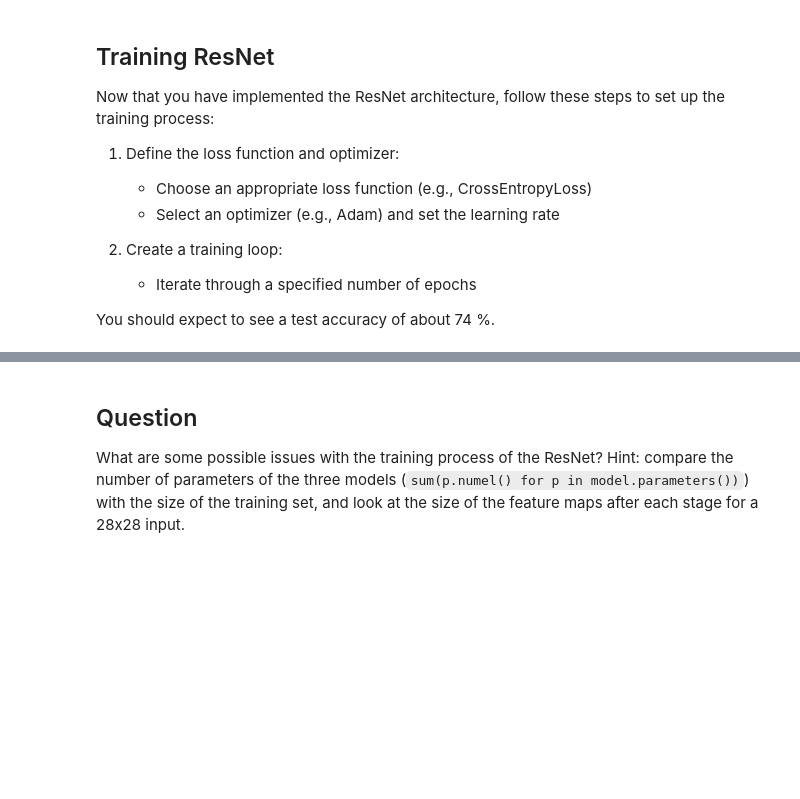
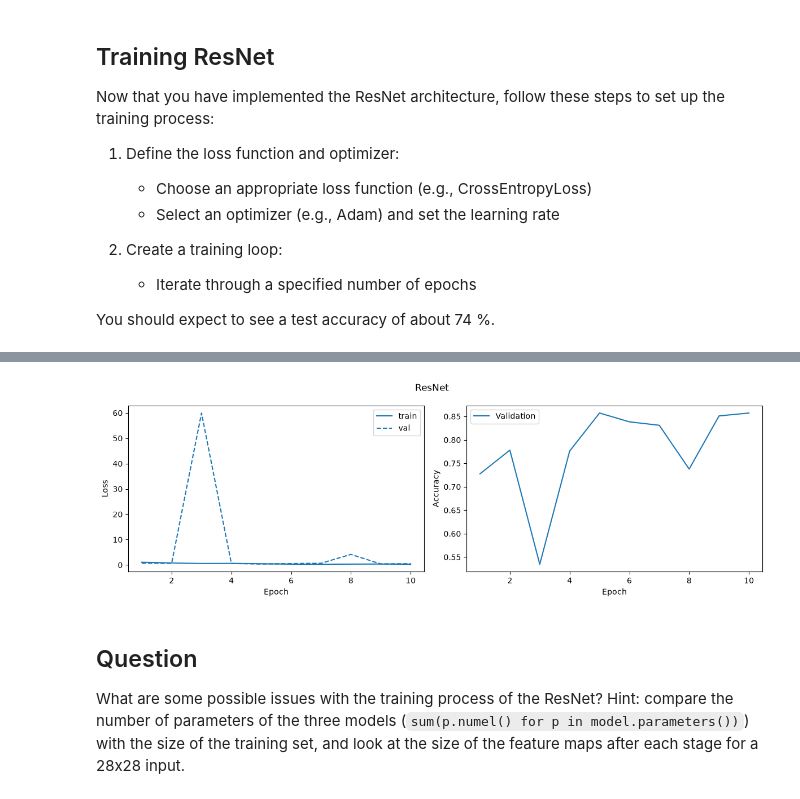
Before and after one commit to inesstsarah/cm2003_lab3, a Jupyter notebook: Convolutional architectures.ipynb, the cells around one changed output, grey strips where cells are left out. Drawn from its saved outputs; the diff is of its cells as text; code cells hidden in the pictures; blank space fills up the shorter version.

```diff
--- a/Convolutional architectures.ipynb
+++ b/Convolutional architectures.ipynb
@@ -355,8 +305,10 @@ You should expect to see a test accuracy of about 74 %.
 model = resnet.ResNet50(num_classes=11, in_channels=1)
 
 #TODO Define loss function and optimizer
-criterion = None
-optimizer = None
+criterion = nn.CrossEntropyLoss()
+#optimizer = None
+optimizer = optim.Adam(model.parameters(), lr=0.001)
+
 
 model.to(device)
 
@@ -375,5 +345,9 @@ print(f"Train Loss: {train_loss:.4f}, Train Accuracy: {train_accuracy:.4f}")
 # %%
 # TODO: plot the loss curves and validation accuracy (you can use plot_results)
+# Plot the loss curves and validation accuracy
+plot_results(results, title='ResNet')
+# %% [output]
+[figure, added]
 # %% [markdown]
 ## Question
 What are some possible issues with the training process of the ResNet? Hint: compare the number of parameters of the three models (`sum(p.numel() for p in model.parameters())`) with the size of the training set, and look at the size of the feature maps after each stage for a 28x28 input.
```
Also changed, not shown: parts of 12 cells of this notebook, 3 other files.
